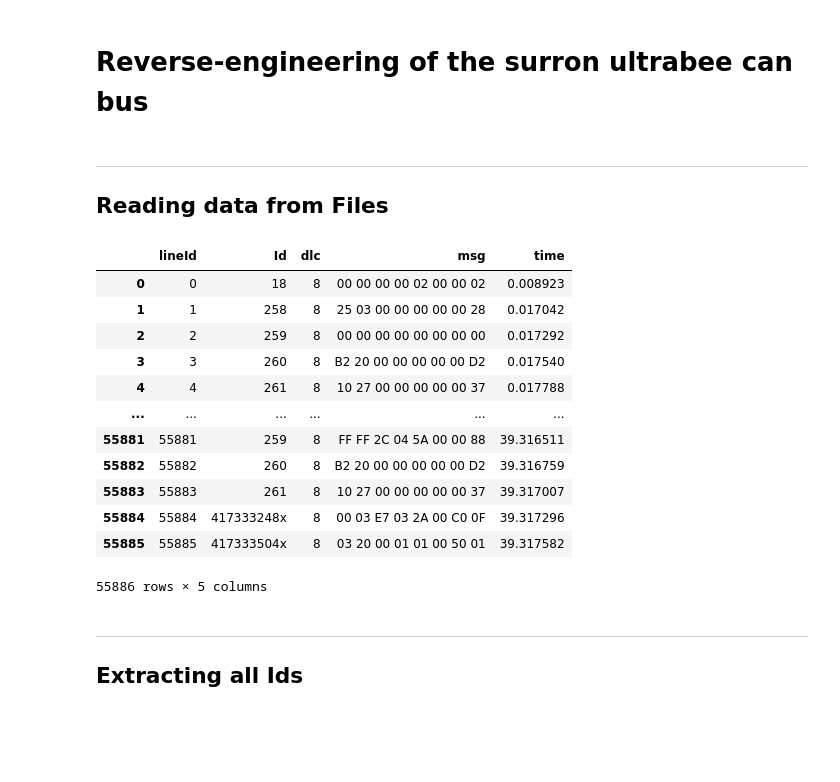
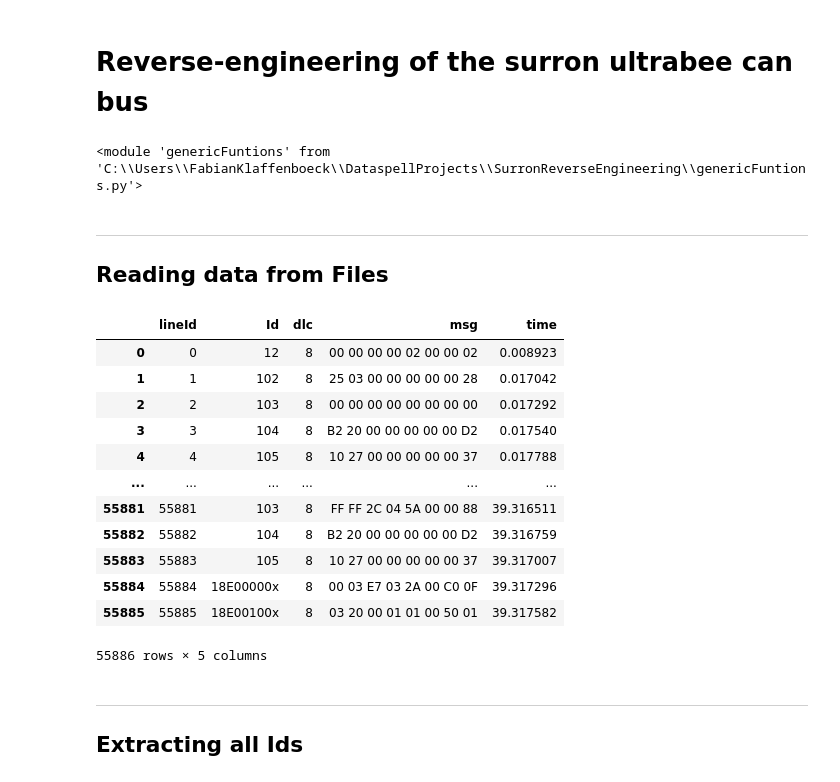
Before and after one commit to FabianKlaffenboeck/privateprojects-vehiclemonitoring-surron_ultrabee-canreverseengineering, a Jupyter notebook: reverse enegnering.ipynb, the cells around one changed output. Saved outputs shown, nothing was run; the diff lists cells and outputs as text; code cells hidden in the pictures; blank space fills up the shorter version.

Commit message:
combined generic functions

```diff
--- a/reverse enegnering.ipynb
+++ b/reverse enegnering.ipynb
@@ -5,55 +5,33 @@ import pandas as pd
 import matplotlib.pyplot as plt
 import csv
 import json
+from importlib import reload
+import genericFuntions
+
+reload(genericFuntions)
+# %% [output]
+<module 'genericFuntions' from 'C:\\Users\\FabianKlaffenboeck\\DataspellProjects\\SurronReverseEngineering\\genericFuntions.py'>
 # %% [markdown]
 ---
 ## Reading data from Files
 # %%
-filesToRead = ["20240427_CAN_Trace_Motorrad_T000.asc", "20240427_CAN_Trace_Motorrad_T001.asc"]
-
-dataPointsAsc = []
-for fileName in filesToRead:
-    with open(fileName) as f:
-        content = f.readlines()
-        for line in content:
-            dataPointsAsc.append({
-                "lineId": len(dataPointsAsc),
-                "Id": line[101:len(line) - 1],
-                "dlc": line[38:39],
-                "msg": line[40:64],
-                "time": line[:12],
-            })
-
-tmpCleanedArray = []
-
-dataCombinedDictAsc = dataPointsAsc
-
-for e in dataCombinedDictAsc:
-    if (e["Id"] != '') & (e["Id"] != ' ') & (e["dlc"] != '') & (e["dlc"] != ' '):
-        tmpCleanedArray.append(e)
-
-dataCombinedDictAsc = tmpCleanedArray
-
-for pos in range(len(dataCombinedDictAsc)):
-    dataCombinedDictAsc[pos]["lineId"] = pos
-
-dataCombinedDictCsv = dataCombinedDictAsc
+dataCombinedDictAsc = genericFuntions.read_asc_files(["20240427_CAN_Trace_Motorrad_T000.asc", "20240427_CAN_Trace_Motorrad_T001.asc"])
 
 df = pd.DataFrame(dataCombinedDictAsc)
 df
 # %% [output]
 |  | lineId | Id | dlc | msg | time |
-| 0 | 0 | 18 | 8 | 00 00 00 00 02 00 00 02 | 0.008923 |
-| 1 | 1 | 258 | 8 | 25 03 00 00 00 00 00 28 | 0.017042 |
-| 2 | 2 | 259 | 8 | 00 00 00 00 00 00 00 00 | 0.017292 |
-| 3 | 3 | 260 | 8 | B2 20 00 00 00 00 00 D2 | 0.017540 |
-| 4 | 4 | 261 | 8 | 10 27 00 00 00 00 00 37 | 0.017788 |
+| 0 | 0 | 12 | 8 | 00 00 00 00 02 00 00 02 | 0.008923 |
+| 1 | 1 | 102 | 8 | 25 03 00 00 00 00 00 28 | 0.017042 |
+| 2 | 2 | 103 | 8 | 00 00 00 00 00 00 00 00 | 0.017292 |
+| 3 | 3 | 104 | 8 | B2 20 00 00 00 00 00 D2 | 0.017540 |
+| 4 | 4 | 105 | 8 | 10 27 00 00 00 00 00 37 | 0.017788 |
 | ... | ... | ... | ... | ... | ... |
-| 55881 | 55881 | 259 | 8 | FF FF 2C 04 5A 00 00 88 | 39.316511 |
-| 55882 | 55882 | 260 | 8 | B2 20 00 00 00 00 00 D2 | 39.316759 |
-| 55883 | 55883 | 261 | 8 | 10 27 00 00 00 00 00 37 | 39.317007 |
-| 55884 | 55884 | 417333248x | 8 | 00 03 E7 03 2A 00 C0 0F | 39.317296 |
-| 55885 | 55885 | 417333504x | 8 | 03 20 00 01 01 00 50 01 | 39.317582 |
+| 55881 | 55881 | 103 | 8 | FF FF 2C 04 5A 00 00 88 | 39.316511 |
+| 55882 | 55882 | 104 | 8 | B2 20 00 00 00 00 00 D2 | 39.316759 |
+| 55883 | 55883 | 105 | 8 | 10 27 00 00 00 00 00 37 | 39.317007 |
+| 55884 | 55884 | 18E00000x | 8 | 00 03 E7 03 2A 00 C0 0F | 39.317296 |
+| 55885 | 55885 | 18E00100x | 8 | 03 20 00 01 01 00 50 01 | 39.317582 |
 55886 rows × 5 columns
 # %% [markdown]
 ---
```
Also changed, not shown: parts of 3 cells of this notebook, 3 other files.
